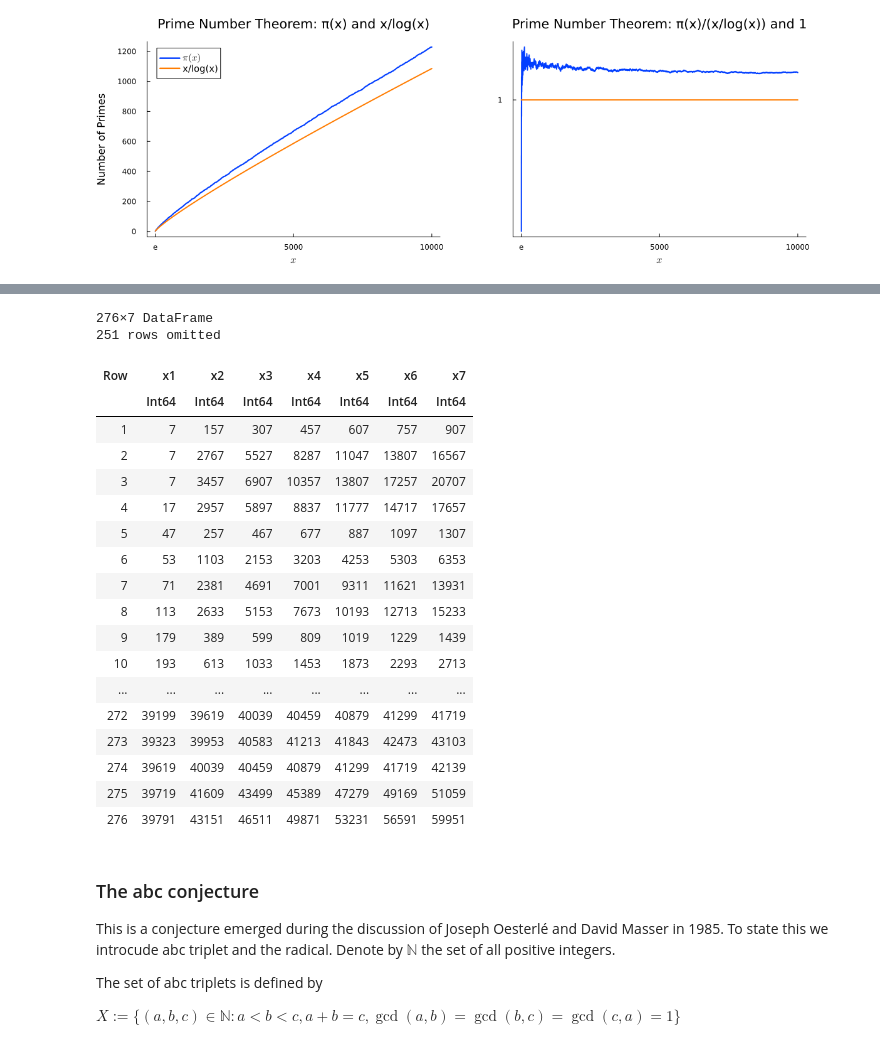
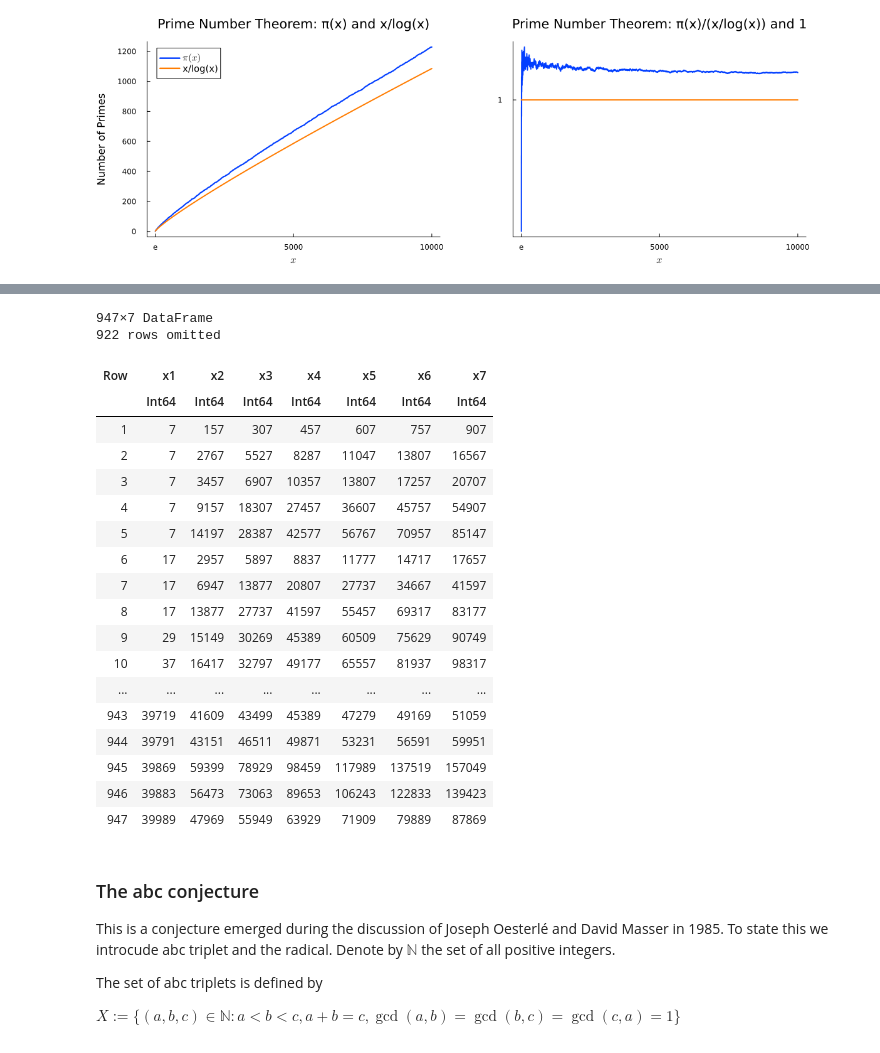
Before and after one commit to fiomfd/ATCM2025, a Jupyter notebook: julia_Green-Tao_abc.ipynb, the cells around one changed output, grey strips where cells are left out. Drawn from its saved outputs; the diff is of its cells as text; code cells hidden in the pictures.

```diff
--- a/julia_Green-Tao_abc.ipynb
+++ b/julia_Green-Tao_abc.ipynb
@@ -122,49 +129,49 @@ k=7;
 # The set of final digits
 a=[1 3 7 9];
 
 P=Int64.(zeros(1,k));
 X=Int64.(zeros(1,k));
 
 for n=1:k
 	X[n]=n;
 end
 
 for i=1:4
     for b=0:4000
         for c=1:2000
             for n=1:k
-                P[n]=a[i]+10*b+2*c*(n-1);
+                P[n]=a[i]+10*b+10*c*(n-1);
 			end
 			if all(m -> isprime(P[m]), 1:k)
                X=[X;P];
             end
         end
     end
 end
 
 	Y=sort!(DataFrame(X[Not(1), :],:auto), :x1)
 #CSV.write("gt.csv", Y);
 # %% [output]
-276×7 DataFrame
-251 rows omitted
+947×7 DataFrame
+922 rows omitted
 | Row | x1 | x2 | x3 | x4 | x5 | x6 | x7 |
 |  | Int64 | Int64 | Int64 | Int64 | Int64 | Int64 | Int64 |
 | 1 | 7 | 157 | 307 | 457 | 607 | 757 | 907 |
 | 2 | 7 | 2767 | 5527 | 8287 | 11047 | 13807 | 16567 |
 | 3 | 7 | 3457 | 6907 | 10357 | 13807 | 17257 | 20707 |
-| 4 | 17 | 2957 | 5897 | 8837 | 11777 | 14717 | 17657 |
-| 5 | 47 | 257 | 467 | 677 | 887 | 1097 | 1307 |
-| 6 | 53 | 1103 | 2153 | 3203 | 4253 | 5303 | 6353 |
-| 7 | 71 | 2381 | 4691 | 7001 | 9311 | 11621 | 13931 |
-| 8 | 113 | 2633 | 5153 | 7673 | 10193 | 12713 | 15233 |
-| 9 | 179 | 389 | 599 | 809 | 1019 | 1229 | 1439 |
-| 10 | 193 | 613 | 1033 | 1453 | 1873 | 2293 | 2713 |
+| 4 | 7 | 9157 | 18307 | 27457 | 36607 | 45757 | 54907 |
+| 5 | 7 | 14197 | 28387 | 42577 | 56767 | 70957 | 85147 |
+| 6 | 17 | 2957 | 5897 | 8837 | 11777 | 14717 | 17657 |
+| 7 | 17 | 6947 | 13877 | 20807 | 27737 | 34667 | 41597 |
+| 8 | 17 | 13877 | 27737 | 41597 | 55457 | 69317 | 83177 |
+| 9 | 29 | 15149 | 30269 | 45389 | 60509 | 75629 | 90749 |
+| 10 | 37 | 16417 | 32797 | 49177 | 65557 | 81937 | 98317 |
 | ... | ... | ... | ... | ... | ... | ... | ... |
-| 272 | 39199 | 39619 | 40039 | 40459 | 40879 | 41299 | 41719 |
-| 273 | 39323 | 39953 | 40583 | 41213 | 41843 | 42473 | 43103 |
-| 274 | 39619 | 40039 | 40459 | 40879 | 41299 | 41719 | 42139 |
-| 275 | 39719 | 41609 | 43499 | 45389 | 47279 | 49169 | 51059 |
-| 276 | 39791 | 43151 | 46511 | 49871 | 53231 | 56591 | 59951 |
+| 943 | 39719 | 41609 | 43499 | 45389 | 47279 | 49169 | 51059 |
+| 944 | 39791 | 43151 | 46511 | 49871 | 53231 | 56591 | 59951 |
+| 945 | 39869 | 59399 | 78929 | 98459 | 117989 | 137519 | 157049 |
+| 946 | 39883 | 56473 | 73063 | 89653 | 106243 | 122833 | 139423 |
+| 947 | 39989 | 47969 | 55949 | 63929 | 71909 | 79889 | 87869 |
 # %% [markdown]
 ### The abc conjecture
 
```
Also changed, not shown: parts of 1 cell of this notebook, 3 other files.
